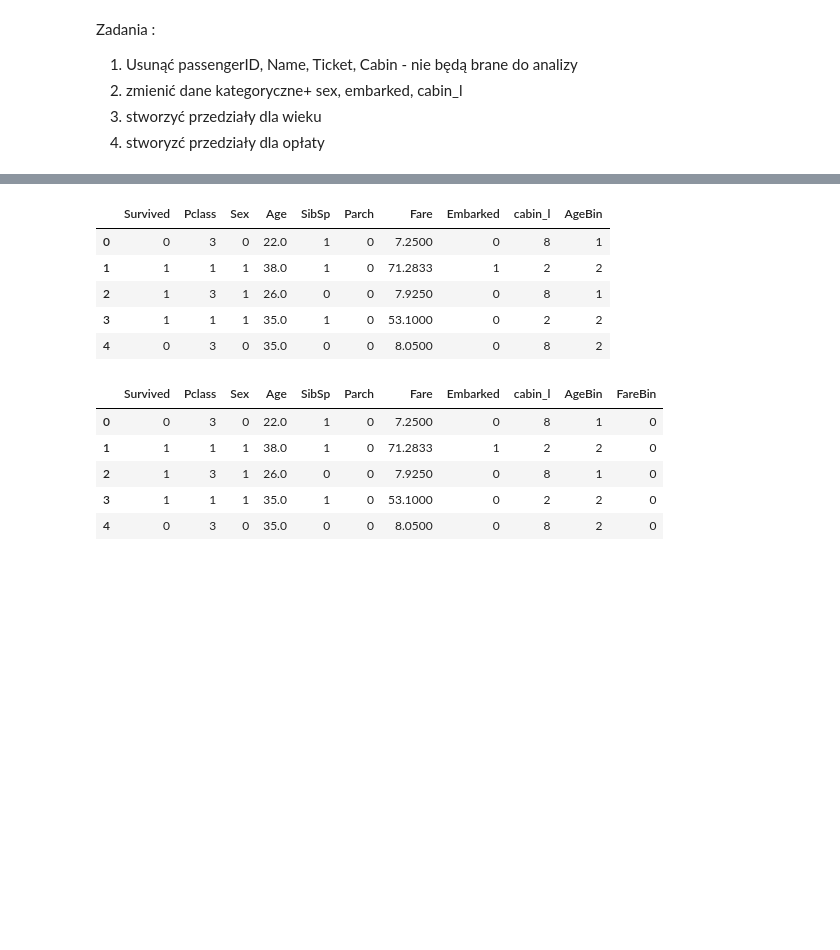
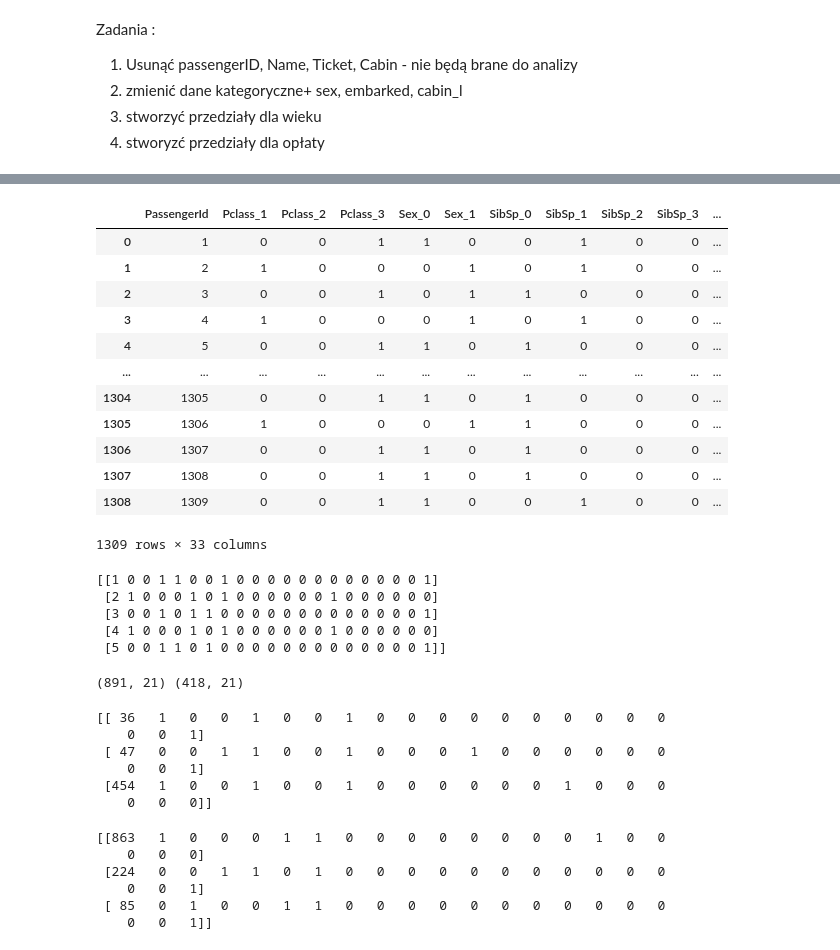
Before and after one commit to RKulagowska/Kaggle, a Jupyter notebook: titanic-1-202209.ipynb, the cells around one changed output, grey strips where cells are left out. Cells and saved outputs as stored; diff of their text form; code cells hidden in the pictures; blank space fills up the shorter version.

```diff
--- a/titanic-1-202209.ipynb
+++ b/titanic-1-202209.ipynb
@@ -502,22 +503,33 @@ train_dataF.head()
-# %%
-# 3
-train_dataF['AgeBin']= pd.cut(x=train_dataF.Age, bins=5, labels=[0,1,2,3,4])
-train_dataF.head()
-# %% [output]
-|  | Survived | Pclass | Sex | Age | SibSp | Parch | Fare | Embarked | cabin_l | AgeBin |
-| 0 | 0 | 3 | 0 | 22.0 | 1 | 0 | 7.2500 | 0 | 8 | 1 |
-| 1 | 1 | 1 | 1 | 38.0 | 1 | 0 | 71.2833 | 1 | 2 | 2 |
-| 2 | 1 | 3 | 1 | 26.0 | 0 | 0 | 7.9250 | 0 | 8 | 1 |
-| 3 | 1 | 1 | 1 | 35.0 | 1 | 0 | 53.1000 | 0 | 2 | 2 |
-| 4 | 0 | 3 | 0 | 35.0 | 0 | 0 | 8.0500 | 0 | 8 | 2 |
-# %%
-# 4
-train_dataF['FareBin']= pd.cut(x=train_dataF.Fare, bins=4, labels=[0,1,2,3])
-train_dataF.head()
-# %% [output]
-|  | Survived | Pclass | Sex | Age | SibSp | Parch | Fare | Embarked | cabin_l | AgeBin | FareBin |
-| 0 | 0 | 3 | 0 | 22.0 | 1 | 0 | 7.2500 | 0 | 8 | 1 | 0 |
-| 1 | 1 | 1 | 1 | 38.0 | 1 | 0 | 71.2833 | 1 | 2 | 2 | 0 |
-| 2 | 1 | 3 | 1 | 26.0 | 0 | 0 | 7.9250 | 0 | 8 | 1 | 0 |
-| 3 | 1 | 1 | 1 | 35.0 | 1 | 0 | 53.1000 | 0 | 2 | 2 | 0 |
-| 4 | 0 | 3 | 0 | 35.0 | 0 | 0 | 8.0500 | 0 | 8 | 2 | 0 |
+# %%
+concated_data = pd.get_dummies(concated_data,columns=['Pclass','Sex','SibSp','Parch','Embarked', 'cabin_l'])
+concated_data
+# %% [output]
+|  | PassengerId | Pclass_1 | Pclass_2 | Pclass_3 | Sex_0 | Sex_1 | SibSp_0 | SibSp_1 | SibSp_2 | SibSp_3 | ... |
+| 0 | 1 | 0 | 0 | 1 | 1 | 0 | 0 | 1 | 0 | 0 | ... |
+| 1 | 2 | 1 | 0 | 0 | 0 | 1 | 0 | 1 | 0 | 0 | ... |
+| 2 | 3 | 0 | 0 | 1 | 0 | 1 | 1 | 0 | 0 | 0 | ... |
+| 3 | 4 | 1 | 0 | 0 | 0 | 1 | 0 | 1 | 0 | 0 | ... |
+| 4 | 5 | 0 | 0 | 1 | 1 | 0 | 1 | 0 | 0 | 0 | ... |
+| ... | ... | ... | ... | ... | ... | ... | ... | ... | ... | ... | ... |
+| 1304 | 1305 | 0 | 0 | 1 | 1 | 0 | 1 | 0 | 0 | 0 | ... |
+| 1305 | 1306 | 1 | 0 | 0 | 0 | 1 | 1 | 0 | 0 | 0 | ... |
+| 1306 | 1307 | 0 | 0 | 1 | 1 | 0 | 1 | 0 | 0 | 0 | ... |
+| 1307 | 1308 | 0 | 0 | 1 | 1 | 0 | 1 | 0 | 0 | 0 | ... |
+| 1308 | 1309 | 0 | 0 | 1 | 1 | 0 | 0 | 1 | 0 | 0 | ... |
+1309 rows × 33 columns
+# %%
+X = concated_data[['PassengerId','Pclass_1','Pclass_2','Pclass_3','Sex_0','Sex_1','SibSp_0','SibSp_1','SibSp_2','SibSp_3','SibSp_4','Embarked_2',
+                 'cabin_l_0','cabin_l_1','cabin_l_2','cabin_l_3','cabin_l_4','cabin_l_5','cabin_l_6','cabin_l_7','cabin_l_8']].values
+print(X[0:5,:])
+# %% [output]
+[[1 0 0 1 1 0 0 1 0 0 0 0 0 0 0 0 0 0 0 0 1]
+ [2 1 0 0 0 1 0 1 0 0 0 0 0 0 1 0 0 0 0 0 0]
+ [3 0 0 1 0 1 1 0 0 0 0 0 0 0 0 0 0 0 0 0 1]
+ [4 1 0 0 0 1 0 1 0 0 0 0 0 0 1 0 0 0 0 0 0]
+ [5 0 0 1 1 0 1 0 0 0 0 0 0 0 0 0 0 0 0 0 1]]
+# %%
+test_data=X[891:]
+X=X[:891]
+print(X.shape,test_data.shape)
+# %% [output]
+(891, 21) (418, 21)
@@ -523,0 +539,18 @@ train_dataF.head()
+# %%
+print(x_train[:3])
+# %% [output]
+[[ 36   1   0   0   1   0   0   1   0   0   0   0   0   0   0   0   0   0
+    0   0   1]
+ [ 47   0   0   1   1   0   0   1   0   0   0   1   0   0   0   0   0   0
+    0   0   1]
+ [454   1   0   0   1   0   0   1   0   0   0   0   0   0   1   0   0   0
+    0   0   0]]
+# %%
+print(x_test[:3])
+# %% [output]
+[[863   1   0   0   0   1   1   0   0   0   0   0   0   0   0   1   0   0
+    0   0   0]
+ [224   0   0   1   1   0   1   0   0   0   0   0   0   0   0   0   0   0
+    0   0   1]
+ [ 85   0   1   0   0   1   1   0   0   0   0   0   0   0   0   0   0   0
+    0   0   1]]
```
Also changed, not shown: parts of 35 cells of this notebook.
